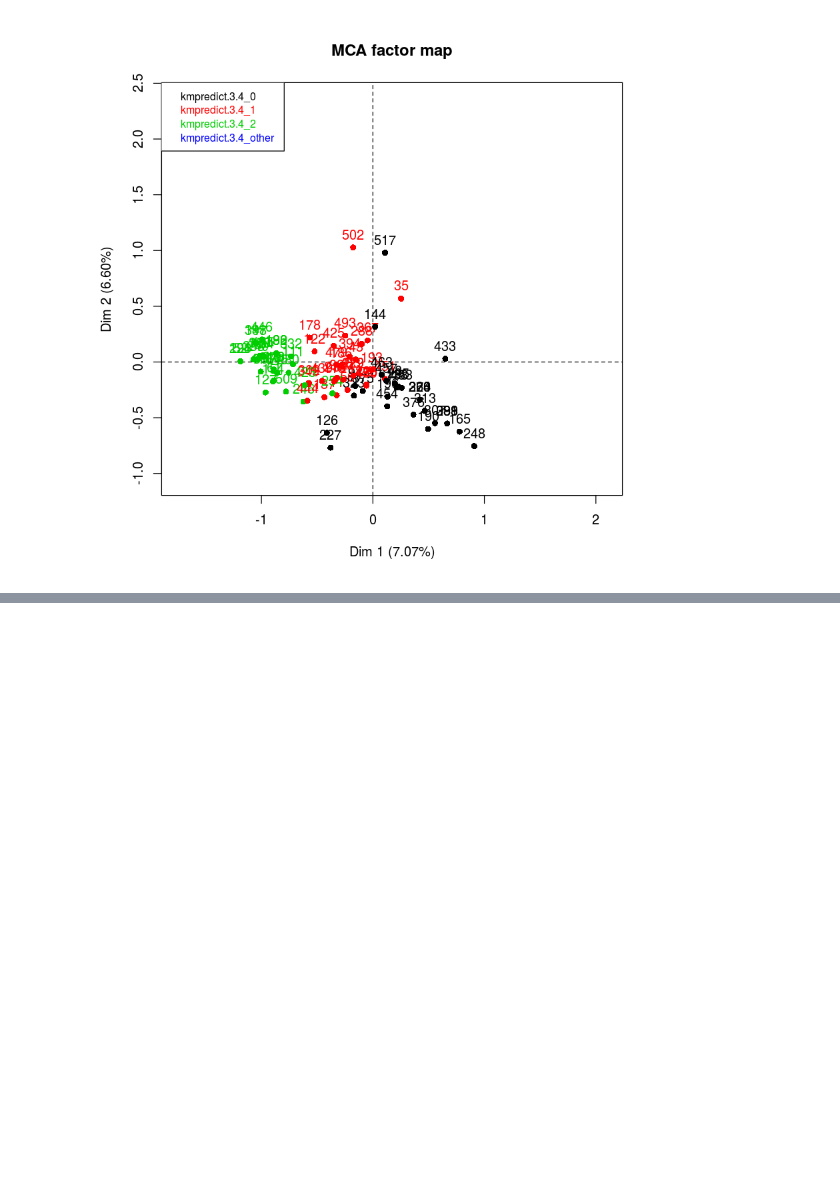
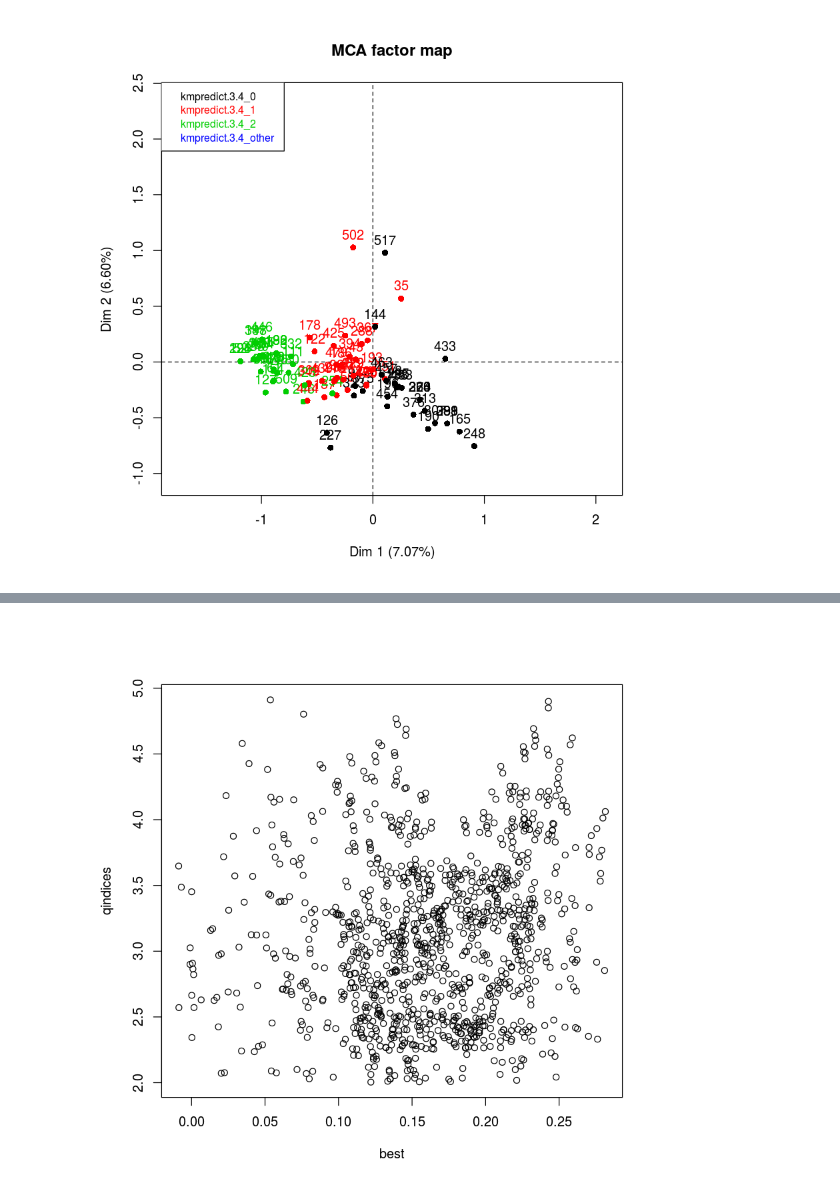
Before and after one commit to ilay32/wals-project, a Jupyter notebook: true-clusters.ipynb, the cells around one changed output, grey strips where cells are left out. Cells and saved outputs as stored; diff of their text form; code cells hidden in the pictures; blank space fills up the shorter version.

```diff
--- a/true-clusters.ipynb
+++ b/true-clusters.ipynb
@@ -72,0 +104,4 @@ plot(mca1$mca,choix="ind",habillage="kmpredict.3.4",invisible=c("var","quali.sup
+# %%
+with(silhouettes,plot(best,qindices))
+# %% [output]
+[figure, added]
```
Also changed, not shown: parts of 11 cells of this notebook, 6 other files.
